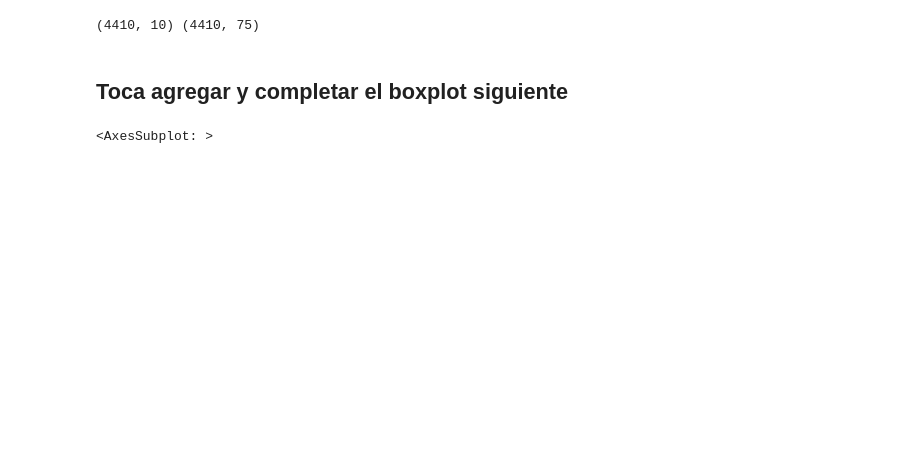
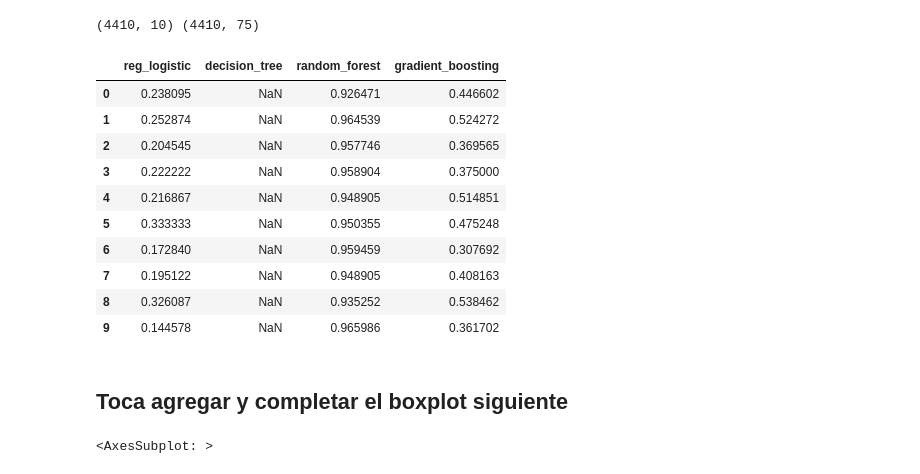
Before and after one commit to jsebastianzm/HR_T1_Analitica, a Jupyter notebook: d_seleccion_de_variables.ipynb, the cells around one changed output. Drawn from its saved outputs; the diff is of its cells as text; code cells hidden in the pictures; blank space fills up the shorter version.

```diff
--- a/d_seleccion_de_variables.ipynb
+++ b/d_seleccion_de_variables.ipynb
@@ -109,6 +112,20 @@ print(X_Lasso.shape, X.shape)
 F1_df=fn.medir_modelos(modelos,"f1",X,y,10) ## base con todas las variables
 F1_mod=fn.medir_modelos(modelos,"f1",X_mod,y,10) ### base con variables seleccionadas
 F1_Lasso=fn.medir_modelos(modelos,"f1",X_Lasso,y,10) ### base con variables seleccionadas
+# %%
+F1_Lasso
+# %% [output]
+|  | reg_logistic | decision_tree | random_forest | gradient_boosting |
+| 0 | 0.238095 | NaN | 0.926471 | 0.446602 |
+| 1 | 0.252874 | NaN | 0.964539 | 0.524272 |
+| 2 | 0.204545 | NaN | 0.957746 | 0.369565 |
+| 3 | 0.222222 | NaN | 0.958904 | 0.375000 |
+| 4 | 0.216867 | NaN | 0.948905 | 0.514851 |
+| 5 | 0.333333 | NaN | 0.950355 | 0.475248 |
+| 6 | 0.172840 | NaN | 0.959459 | 0.307692 |
+| 7 | 0.195122 | NaN | 0.948905 | 0.408163 |
+| 8 | 0.326087 | NaN | 0.935252 | 0.538462 |
+| 9 | 0.144578 | NaN | 0.965986 | 0.361702 |
 # %% [markdown]
 ## Toca agregar y completar el boxplot siguiente
 # %%
```
Also changed, not shown: parts of 12 cells of this notebook, 1 other file.
